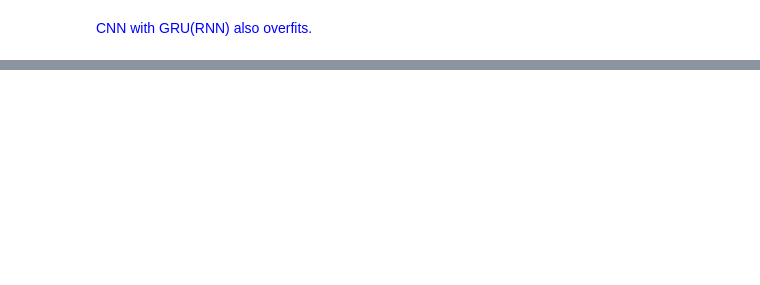
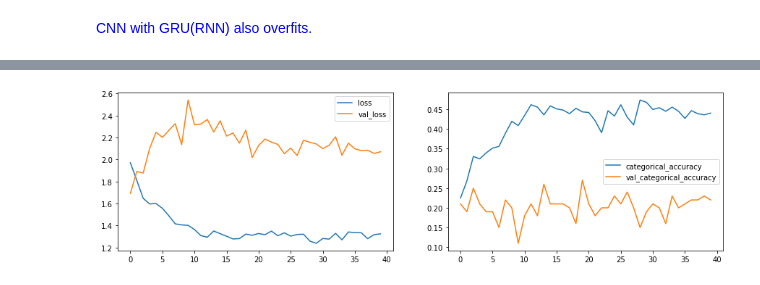
Before and after one commit to ArjunAshokKumar/Gesture-recognition-for-smart-TV, a Jupyter notebook: Neural_Nets_Project_Starter_Code.ipynb, the cells around one changed output, grey strips where cells are left out. Drawn from its saved outputs; the diff is of its cells as text; code cells hidden in the pictures; blank space fills up the shorter version.

Commit message:
model 6

```diff
--- a/Neural_Nets_Project_Starter_Code.ipynb
+++ b/Neural_Nets_Project_Starter_Code.ipynb
@@ -84,6 +84,7 @@ def generator(source_path, folder_list, batch_size):
         t = np.random.permutation(folder_list)
         if len(t) % batch_size == 0: # if divisible by batch_size
             num_batches = int(len(t)/batch_size)
+            last_batch_size = 0
         else:  #if not divisible by batch_size
             num_batches = len(t) // batch_size
             last_batch_size = len(t) % batch_size #surplus in the last batch
@@ -109,20 +110,21 @@ def generator(source_path, folder_list, batch_size):
 
 
         # write the code for the remaining data points which are left after full batches
-        batch_data = np.zeros((last_batch_size,len(img_idx),160,160,3)) # x is the number of images you use for each video, (y,z) is the final size of the input images and 3 is the number of channels RGB
-        batch_labels = np.zeros((last_batch_size,5)) # batch_labels is the one hot representation of the output
-        for folder in range(last_batch_size): # iterate over the batch_size
-            imgs = os.listdir(source_path+'/'+ t[folder + (batch*last_batch_size)].split(';')[0]) # read all the images in the folder
-            for idx,item in enumerate(img_idx): #  Iterate iver the frames/images of a folder to read them in
-                image = imread(source_path+'/'+ t[folder + (batch*last_batch_size)].strip().split(';')[0]+'/'+imgs[item]).astype(np.float32)
-                resized_image = resize(image,(image_height,image_width))
+        if len(t) % batch_size != 0: # if not divisible by batch_size
+            batch_data = np.zeros((last_batch_size,len(img_idx),image_height,image_width,3)) # x is the number of images you use for each video, (y,z) is the final size of the input images and 3 is the number of channels RGB
+            batch_labels = np.zeros((last_batch_size,5)) # batch_labels is the one hot representation of the output
+            for folder in range(last_batch_size): # iterate over the batch_size
+                imgs = os.listdir(source_path+'/'+ t[folder + (batch*last_batch_size)].split(';')[0]) # read all the images in the folder
+                for idx,item in enumerate(img_idx): #  Iterate iver the frames/images of a folder to read them in
+                    image = imread(source_path+'/'+ t[folder + (batch*last_batch_size)].strip().split(';')[0]+'/'+imgs[item]).astype(np.float32)
+                    resized_image = resize(image,(image_height,image_width))
 
-                batch_data[folder,idx,:,:,0] = (resized_image[:,:,0])/255
-                batch_data[folder,idx,:,:,1] = (resized_image[:,:,1])/255
-                batch_data[folder,idx,:,:,2] = (resized_image[:,:,2])/255
+                    batch_data[folder,idx,:,:,0] = (resized_image[:,:,0])/255
+                    batch_data[folder,idx,:,:,1] = (resized_image[:,:,1])/255
+                    batch_data[folder,idx,:,:,2] = (resized_image[:,:,2])/255
 
-            batch_labels[folder, int(t[folder + (batch*batch_size)].strip().split(';')[2])] = 1
-        yield batch_data, batch_labels
+                batch_labels[folder, int(t[folder + (batch*batch_size)].strip().split(';')[2])] = 1
+            yield batch_data, batch_labels
 # %% [markdown]
 Note here that a video is represented above in the generator as (number of images, height, width, number of channels). Take this into consideration while creating the model architecture.
 # %%
@@ -654,0 +676,13 @@ train_val_loss_plot(history5)
+# %%
+batch_size=20
+num_epochs=40
+
+compile_and_summarize(0.0002)
+
+train_generator = generator(train_path, train_doc, batch_size)
+val_generator = generator(val_path, val_doc, batch_size)
+
+callbacks_list = model_checkpoints('model_init6')
+
+steps_per_epoch = calc_steps_per_epoch(batch_size)
+validation_steps = calc_validation_steps(batch_size)
@@ -654,0 +707,4 @@ train_val_loss_plot(history5)
+# %%
+history6 = model.fit_generator(train_generator, steps_per_epoch=steps_per_epoch, epochs=num_epochs, verbose=1,
+                    callbacks=callbacks_list, validation_data=val_generator,
+                    validation_steps=validation_steps, class_weight=None, workers=1, initial_epoch=0)
@@ -654,0 +731,4 @@ train_val_loss_plot(history5)
+# %%
+train_val_loss_plot(history6)
+# %% [output]
+[figure, added]
```
Also changed, not shown: parts of 11 cells of this notebook.
